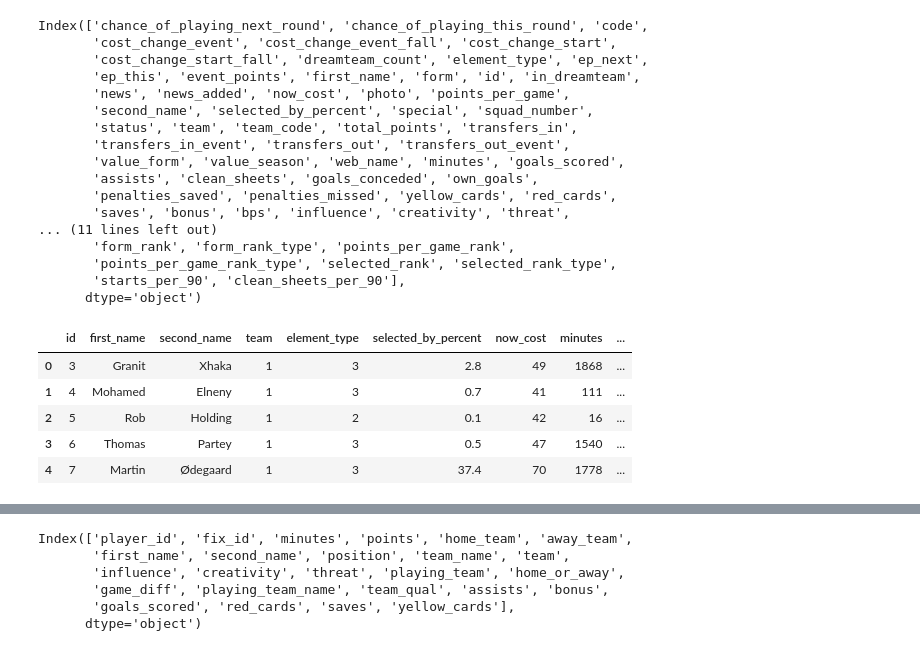
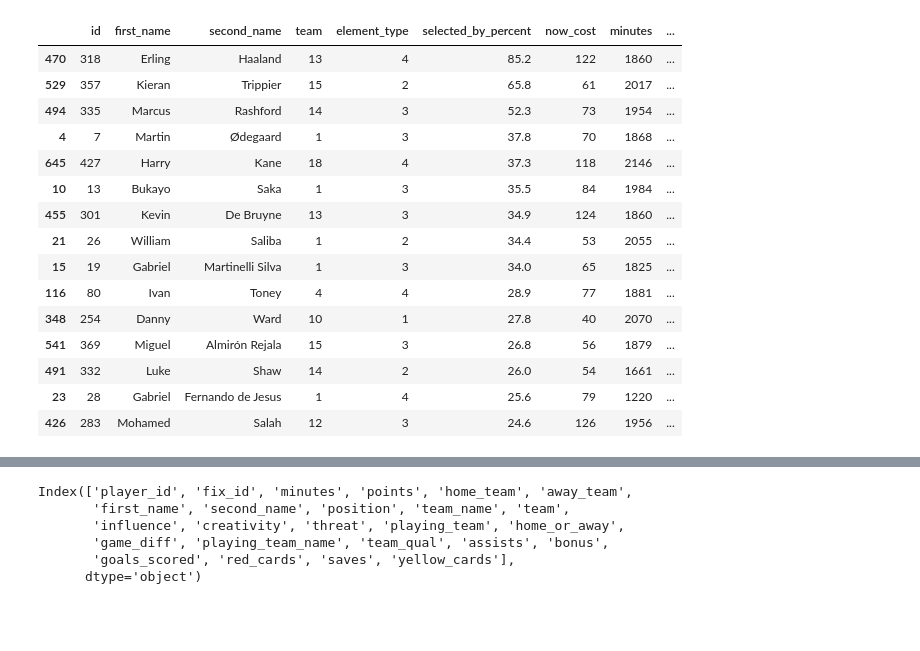
Before and after one commit to alexwadesmith26/Repository-Test, a Jupyter notebook: Fantasy Football Work/Premier League Fantasy Data.ipynb, the cells around one changed output, grey strips where cells are left out. Drawn from its saved outputs; the diff is of its cells as text; code cells hidden in the pictures; blank space fills up the shorter version.

```diff
--- a/Fantasy Football Work/Premier League Fantasy Data.ipynb
+++ b/Fantasy Football Work/Premier League Fantasy Data.ipynb
@@ -62,33 +28,28 @@ elements_df.head()
-# %%
-elements_df.columns
-# %% [output]
-Index(['chance_of_playing_next_round', 'chance_of_playing_this_round', 'code',
-       'cost_change_event', 'cost_change_event_fall', 'cost_change_start',
-       'cost_change_start_fall', 'dreamteam_count', 'element_type', 'ep_next',
-       'ep_this', 'event_points', 'first_name', 'form', 'id', 'in_dreamteam',
-       'news', 'news_added', 'now_cost', 'photo', 'points_per_game',
-       'second_name', 'selected_by_percent', 'special', 'squad_number',
-       'status', 'team', 'team_code', 'total_points', 'transfers_in',
-       'transfers_in_event', 'transfers_out', 'transfers_out_event',
-       'value_form', 'value_season', 'web_name', 'minutes', 'goals_scored',
-       'assists', 'clean_sheets', 'goals_conceded', 'own_goals',
-       'penalties_saved', 'penalties_missed', 'yellow_cards', 'red_cards',
-       'saves', 'bonus', 'bps', 'influence', 'creativity', 'threat',
-... (11 lines left out)
-       'form_rank', 'form_rank_type', 'points_per_game_rank',
-       'points_per_game_rank_type', 'selected_rank', 'selected_rank_type',
-       'starts_per_90', 'clean_sheets_per_90'],
-      dtype='object')
 # %%
 slim_elements_df = elements_df[['id','first_name','second_name','team','element_type'
                                 ,'selected_by_percent','now_cost','minutes','transfers_in'
                                 ,'value_season','total_points'
                                , 'influence','creativity','threat']]
-slim_elements_df.head()
+slim_elements_df['position'] = slim_elements_df.element_type.map(elements_types_df.set_index('id').singular_name)
+slim_elements_df['team_name'] = slim_elements_df.team.map(teams_df.set_index('id').name)
+slim_elements_df['value'] = slim_elements_df.value_season.astype(float)
+slim_elements_df['selected_by_percent'] = slim_elements_df.selected_by_percent.astype(float)
+slim_elements_df = slim_elements_df.loc[slim_elements_df.value > 0]
+slim_elements_df.sort_values('selected_by_percent',ascending=False).head(15)
 # %% [output]
 |  | id | first_name | second_name | team | element_type | selected_by_percent | now_cost | minutes | ... |
-| 0 | 3 | Granit | Xhaka | 1 | 3 | 2.8 | 49 | 1868 | ... |
-| 1 | 4 | Mohamed | Elneny | 1 | 3 | 0.7 | 41 | 111 | ... |
-| 2 | 5 | Rob | Holding | 1 | 2 | 0.1 | 42 | 16 | ... |
-| 3 | 6 | Thomas | Partey | 1 | 3 | 0.5 | 47 | 1540 | ... |
-| 4 | 7 | Martin | Ødegaard | 1 | 3 | 37.4 | 70 | 1778 | ... |
+| 470 | 318 | Erling | Haaland | 13 | 4 | 85.2 | 122 | 1860 | ... |
+| 529 | 357 | Kieran | Trippier | 15 | 2 | 65.8 | 61 | 2017 | ... |
+| 494 | 335 | Marcus | Rashford | 14 | 3 | 52.3 | 73 | 1954 | ... |
+| 4 | 7 | Martin | Ødegaard | 1 | 3 | 37.8 | 70 | 1868 | ... |
+| 645 | 427 | Harry | Kane | 18 | 4 | 37.3 | 118 | 2146 | ... |
+| 10 | 13 | Bukayo | Saka | 1 | 3 | 35.5 | 84 | 1984 | ... |
+| 455 | 301 | Kevin | De Bruyne | 13 | 3 | 34.9 | 124 | 1860 | ... |
+| 21 | 26 | William | Saliba | 1 | 2 | 34.4 | 53 | 2055 | ... |
+| 15 | 19 | Gabriel | Martinelli Silva | 1 | 3 | 34.0 | 65 | 1825 | ... |
+| 116 | 80 | Ivan | Toney | 4 | 4 | 28.9 | 77 | 1881 | ... |
+| 348 | 254 | Danny | Ward | 10 | 1 | 27.8 | 40 | 2070 | ... |
+| 541 | 369 | Miguel | Almirón Rejala | 15 | 3 | 26.8 | 56 | 1879 | ... |
+| 491 | 332 | Luke | Shaw | 14 | 2 | 26.0 | 54 | 1661 | ... |
+| 23 | 28 | Gabriel | Fernando de Jesus | 1 | 4 | 25.6 | 79 | 1220 | ... |
+| 426 | 283 | Mohamed | Salah | 12 | 3 | 24.6 | 126 | 1956 | ... |
```
Also changed, not shown: parts of 98 cells of this notebook, 1 other file.
